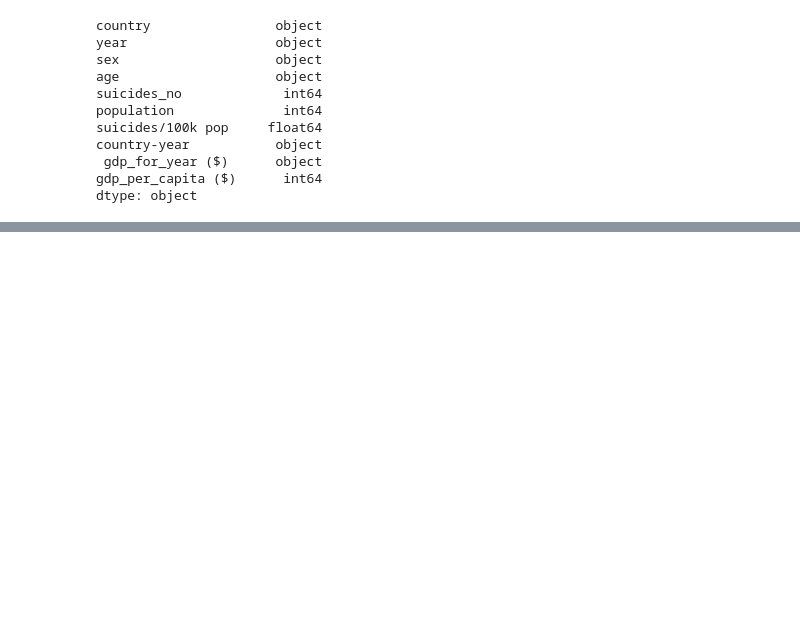
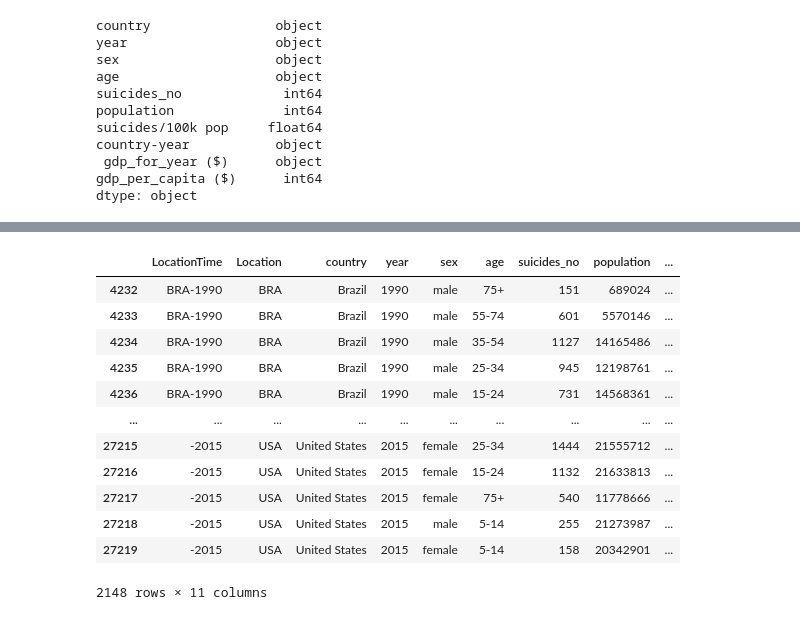
Before and after one commit to Mishauwa/Nutrition_Final_Project, a Jupyter notebook: suicide_rate.ipynb, the cells around one changed output, grey strips where cells are left out. Drawn from its saved outputs; the diff is of its cells as text; code cells hidden in the pictures; blank space fills up the shorter version.

```diff
--- a/suicide_rate.ipynb
+++ b/suicide_rate.ipynb
@@ -108,0 +141,32 @@ suicide_clean_df
+# %%
+filtered_df['Location'] = ""
+# Iterate through the rows of the DataFrame
+#if len(row["country_code"]) != 3:
+#       alpha_3 = country_name_to_country_alpha3(row["country"])
+#        df.at[i, 'country_code'] = alpha_3
+
+for i, row in filtered_df.iterrows():
+    # Get the country name
+    country_name = row['country']
+    # Get the country object from pycountry library
+    country = pycountry.countries.get(name=country_name)
+    # Get the 3 letter alpha_3 code
+    Location = country.alpha_3
+    # Update the abbreviation column for the current row
+    filtered_df.at[i, 'Location'] = Location
+# %%
+filtered_df
+# %% [output]
+|  | LocationTime | Location | country | year | sex | age | suicides_no | population | ... |
+| 4232 | BRA-1990 | BRA | Brazil | 1990 | male | 75+ | 151 | 689024 | ... |
+| 4233 | BRA-1990 | BRA | Brazil | 1990 | male | 55-74 | 601 | 5570146 | ... |
+| 4234 | BRA-1990 | BRA | Brazil | 1990 | male | 35-54 | 1127 | 14165486 | ... |
+| 4235 | BRA-1990 | BRA | Brazil | 1990 | male | 25-34 | 945 | 12198761 | ... |
+| 4236 | BRA-1990 | BRA | Brazil | 1990 | male | 15-24 | 731 | 14568361 | ... |
+| ... | ... | ... | ... | ... | ... | ... | ... | ... | ... |
+| 27215 | -2015 | USA | United States | 2015 | female | 25-34 | 1444 | 21555712 | ... |
+| 27216 | -2015 | USA | United States | 2015 | female | 15-24 | 1132 | 21633813 | ... |
+| 27217 | -2015 | USA | United States | 2015 | female | 75+ | 540 | 11778666 | ... |
+| 27218 | -2015 | USA | United States | 2015 | male | 5-14 | 255 | 21273987 | ... |
+| 27219 | -2015 | USA | United States | 2015 | female | 5-14 | 158 | 20342901 | ... |
+2148 rows × 11 columns
```
Also changed, not shown: parts of 16 cells of this notebook, 1 other file.
